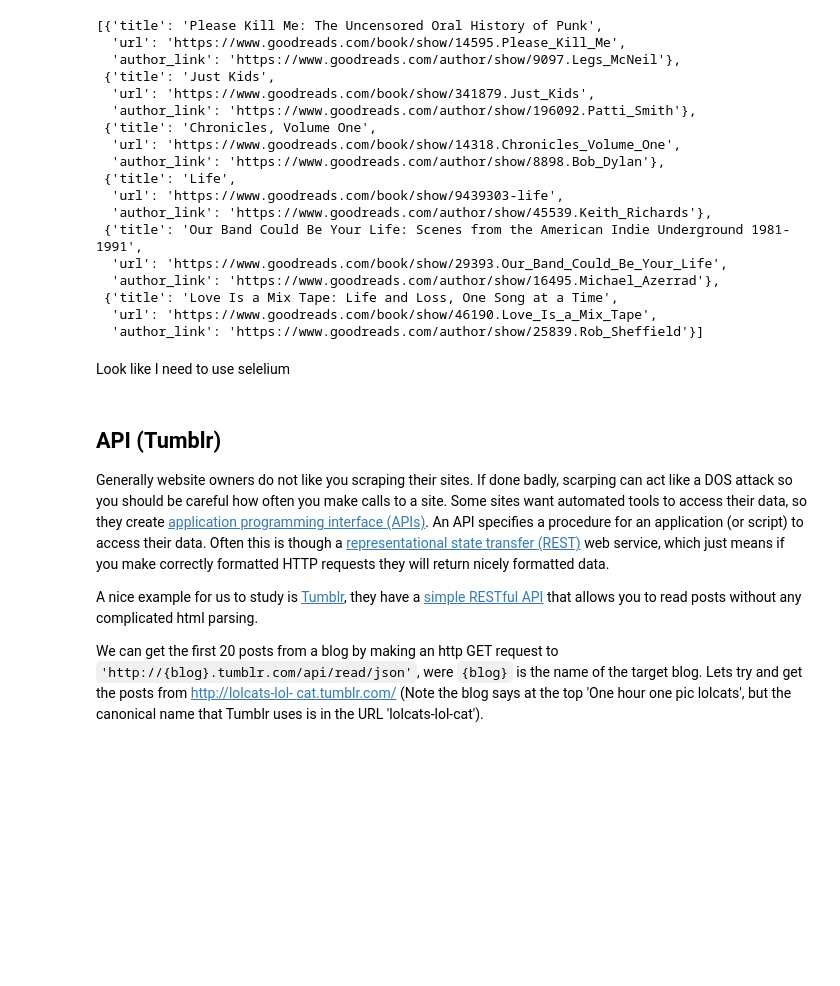
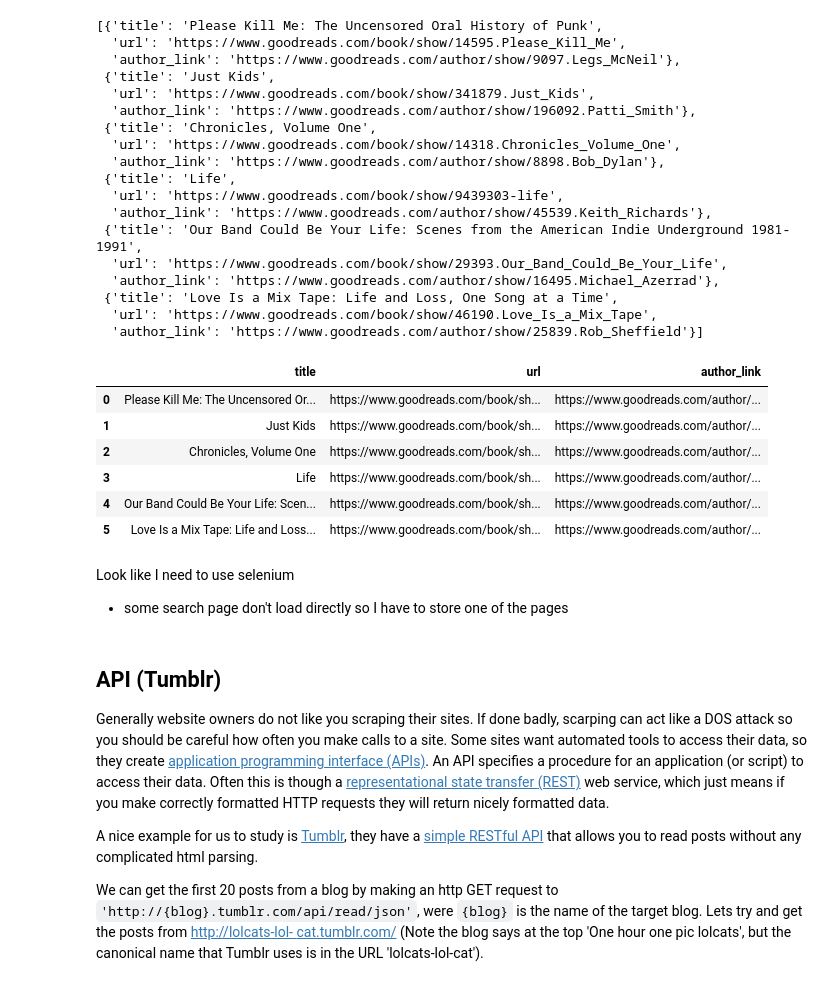
Before and after one commit to Marugannwg/Contant_Analysis_Study, a Jupyter notebook: week 1/1-Measuring-Meaning-and-Sampling.ipynb, the cells around one changed output. Cells and saved outputs as stored; diff of their text form; code cells hidden in the pictures; blank space fills up the shorter version.

```diff
--- a/week 1/1-Measuring-Meaning-and-Sampling.ipynb
+++ b/week 1/1-Measuring-Meaning-and-Sampling.ipynb
@@ -824,8 +824,20 @@ Found 0 books for https://www.goodreads.com/author/show/25839.Rob_Sheffield
  {'title': 'Love Is a Mix Tape: Life and Loss, One Song at a Time',
   'url': 'https://www.goodreads.com/book/show/46190.Love_Is_a_Mix_Tape',
   'author_link': 'https://www.goodreads.com/author/show/25839.Rob_Sheffield'}]
-# %% [markdown]
-Look like I need to use selelium
+# %%
+df_books = pandas.DataFrame(books)
+df_books
+# %% [output]
+|  | title | url | author_link |
+| 0 | Please Kill Me: The Uncensored Or... | https://www.goodreads.com/book/sh... | https://www.goodreads.com/author/... |
+| 1 | Just Kids | https://www.goodreads.com/book/sh... | https://www.goodreads.com/author/... |
+| 2 | Chronicles, Volume One | https://www.goodreads.com/book/sh... | https://www.goodreads.com/author/... |
+| 3 | Life | https://www.goodreads.com/book/sh... | https://www.goodreads.com/author/... |
+| 4 | Our Band Could Be Your Life: Scen... | https://www.goodreads.com/book/sh... | https://www.goodreads.com/author/... |
+| 5 | Love Is a Mix Tape: Life and Loss... | https://www.goodreads.com/book/sh... | https://www.goodreads.com/author/... |
+# %% [markdown]
+Look like I need to use selenium
+- some search page don't load directly so I have to store one of the pages
 # %% [markdown]
 ## API (Tumblr)
 
```
Also changed, not shown: parts of 4 cells of this notebook.
